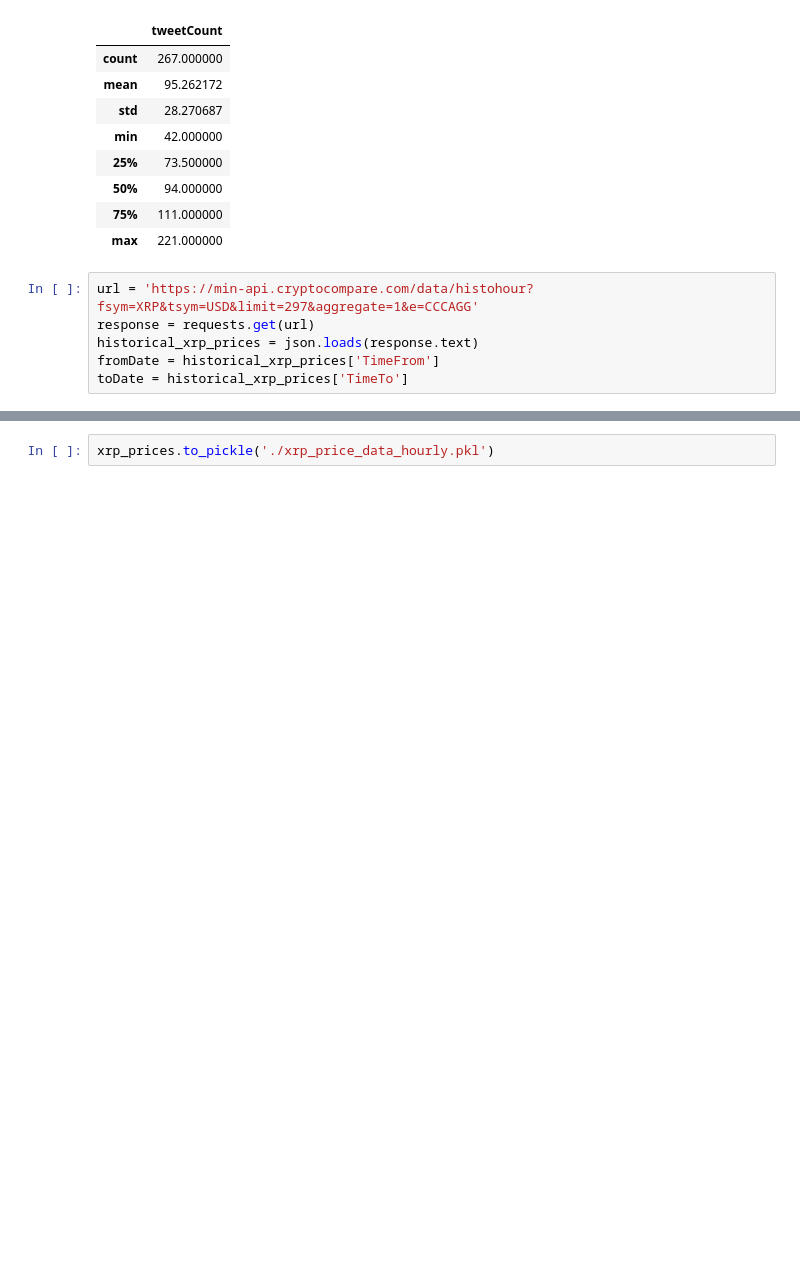
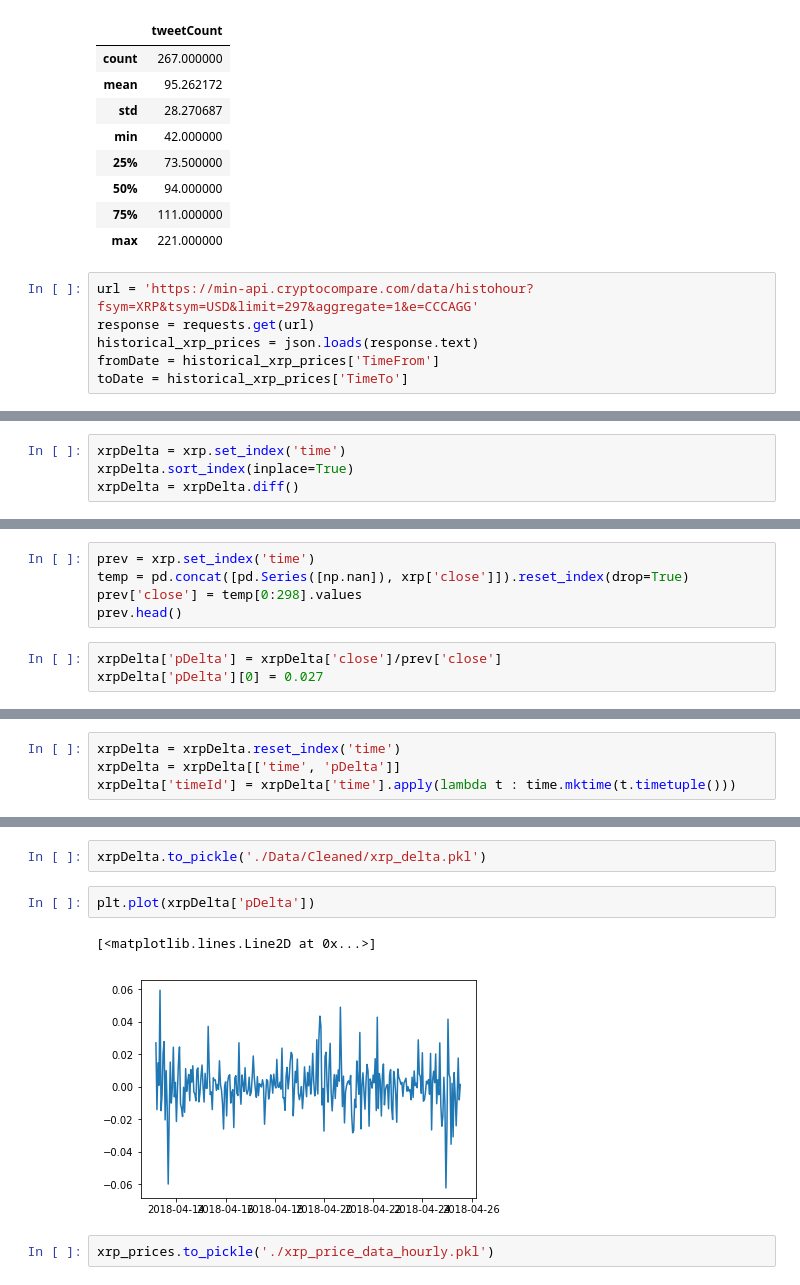
Before and after one commit to bfine9618/cis519proj, a Jupyter notebook: Pre-Processing Cleaned Data.ipynb, the cells around one changed output, grey strips where cells are left out. Saved outputs shown, nothing was run; the diff lists cells and outputs as text; blank space fills up the shorter version.

```diff
--- a/Pre-Processing Cleaned Data.ipynb
+++ b/Pre-Processing Cleaned Data.ipynb
@@ -139,0 +149,4 @@ xrp_prices.tail()
+# %%
+xrpDelta = xrp.set_index('time')
+xrpDelta.sort_index(inplace=True)
+xrpDelta = xrpDelta.diff()
@@ -139,0 +163,8 @@ xrp_prices.tail()
+# %%
+prev = xrp.set_index('time')
+temp = pd.concat([pd.Series([np.nan]), xrp['close']]).reset_index(drop=True)
+prev['close'] = temp[0:298].values
+prev.head()
+# %%
+xrpDelta['pDelta'] = xrpDelta['close']/prev['close']
+xrpDelta['pDelta'][0] = 0.027
@@ -139,0 +181,4 @@ xrp_prices.tail()
+# %%
+xrpDelta = xrpDelta.reset_index('time')
+xrpDelta = xrpDelta[['time', 'pDelta']]
+xrpDelta['timeId'] = xrpDelta['time'].apply(lambda t : time.mktime(t.timetuple()))
@@ -140,3 +194,10 @@ xrp_prices.tail()
+# %%
+xrpDelta.to_pickle('./Data/Cleaned/xrp_delta.pkl')
+# %%
+plt.plot(xrpDelta['pDelta'])
+# %% [output]
+[<matplotlib.lines.Line2D at 0x...>]
+[figure, added]
 # %%
 xrp_prices.to_pickle('./xrp_price_data_hourly.pkl')
 # %%
```
Also changed, not shown: parts of 9 cells of this notebook, 13 other files.
